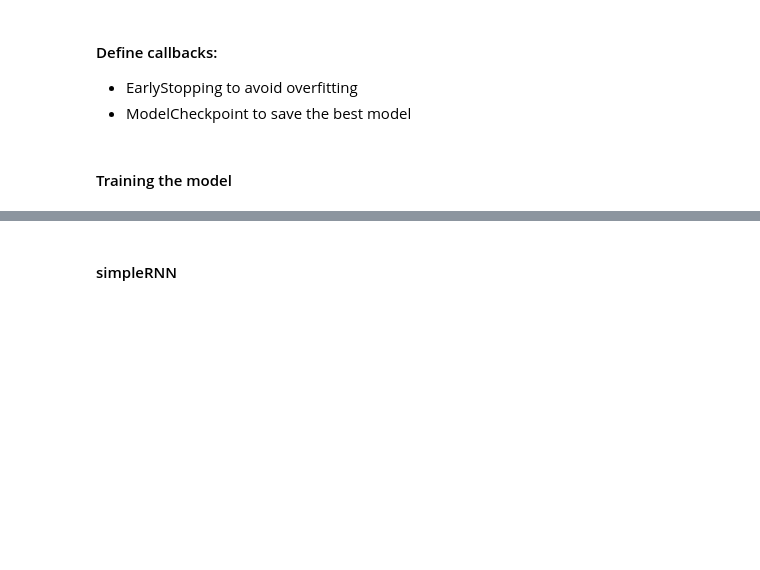
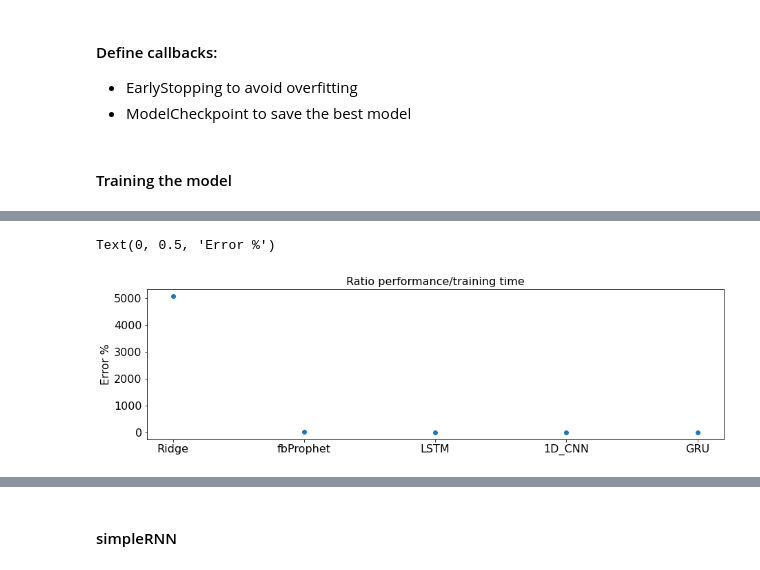
Before and after one commit to AlexCubo/timeseries_prediction_power_absorbtion, a Jupyter notebook: notebooks/time_series_final_prj.ipynb, the cells around one changed output, grey strips where cells are left out. Drawn from its saved outputs; the diff is of its cells as text; code cells hidden in the pictures; blank space fills up the shorter version.

```diff
--- a/notebooks/time_series_final_prj.ipynb
+++ b/notebooks/time_series_final_prj.ipynb
@@ -1678,0 +1668,9 @@ plot_res_and_hist(x_val, y_val, datas_df)
+# %%
+fig, ax = plt.subplots(figsize = (15,4))
+ax.scatter(model_name,ratio_perf_time)#, color=['green', 'purple', 'blue', 'orange', 'red'])
+ax.set_title('Ratio performance/training time', fontsize=16)
+ax.tick_params(axis='both', which='major', labelsize=16)
+ax.set_ylabel('Error %', size=16)
+# %% [output]
+Text(0, 0.5, 'Error %')
+[figure, added]
```
Also changed, not shown: parts of 253 cells of this notebook.
